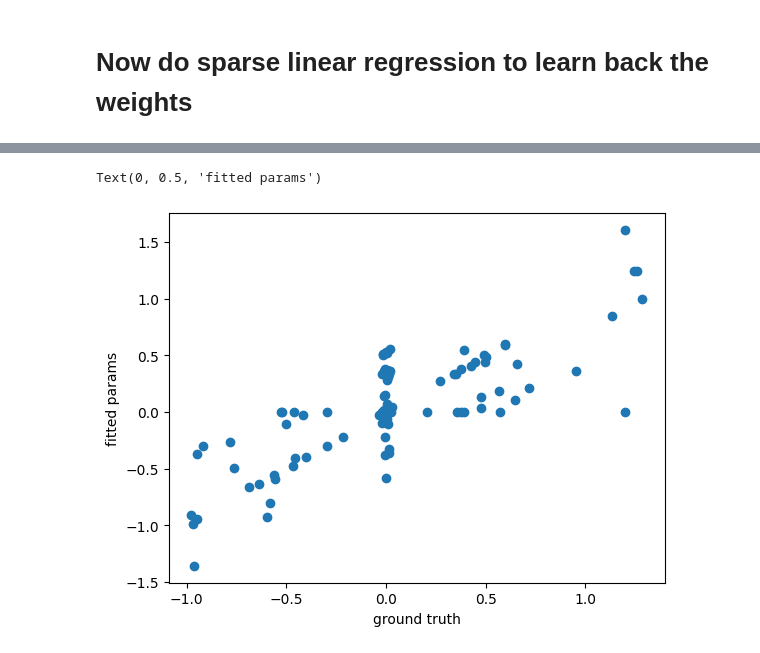
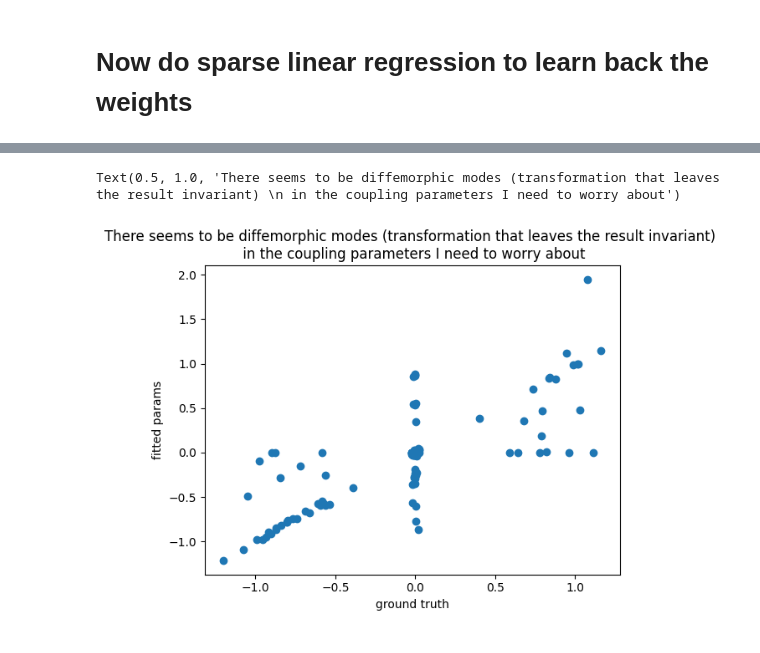
Before and after one commit to swagatam101/doe, a Jupyter notebook: DOE_SOLD_manual1.ipynb, the cells around one changed output, grey strips where cells are left out. Drawn from its saved outputs; the diff is of its cells as text; code cells hidden in the pictures.

Commit message:
fitting model diff mode

```diff
--- a/DOE_SOLD_manual1.ipynb
+++ b/DOE_SOLD_manual1.ipynb
@@ -57,7 +57,7 @@ _  = plt.yticks(range(len(AMINO_ACIDS)), AMINO_ACIDS)
 Above I have created a simple SOLD mat, but I want to make tools such that everything below will work with any experimentalist provided SOLD mat
 # %%
 S = doe_utils.SOLD(sold_mat_df)
-seqs, mutations = S.generate_sequences(10000)
+seqs, mutations = S.generate_sequences(1000)
 # %%
 seqs[0]
 # %% [output]
@@ -147,12 +147,14 @@ array(['1-5:A-A', '1-4:A-C', '1-5:A-D', '1-2:A-E', '1-4:A-F', '1-2:A-G',
       dtype='<U32')
 # %%
-res = F.fit(seqs, responses)
+res, y = F.fit(seqs, responses)
 # %%
 ground_truth = np.concatenate((np.ravel(Model1.independent_weights[Model1.independent_mask]), np.ravel(Model1.pairwise_weights[Model1.pairwise_mask])))
 # %%
 plt.scatter(ground_truth, res)
 plt.xlabel("ground truth")
 plt.ylabel("fitted params")
+
+plt.title("There seems to be diffemorphic modes (transformation that leaves the result invariant) \n in the coupling parameters I need to worry about")
 # %% [output]
-Text(0, 0.5, 'fitted params')
+Text(0.5, 1.0, 'There seems to be diffemorphic modes (transformation that leaves the result invariant) \n in the coupling parameters I need to worry about')
-[figure, old version]
+[figure, new version]
```
Also changed, not shown: parts of 11 cells of this notebook, 1 other file.
